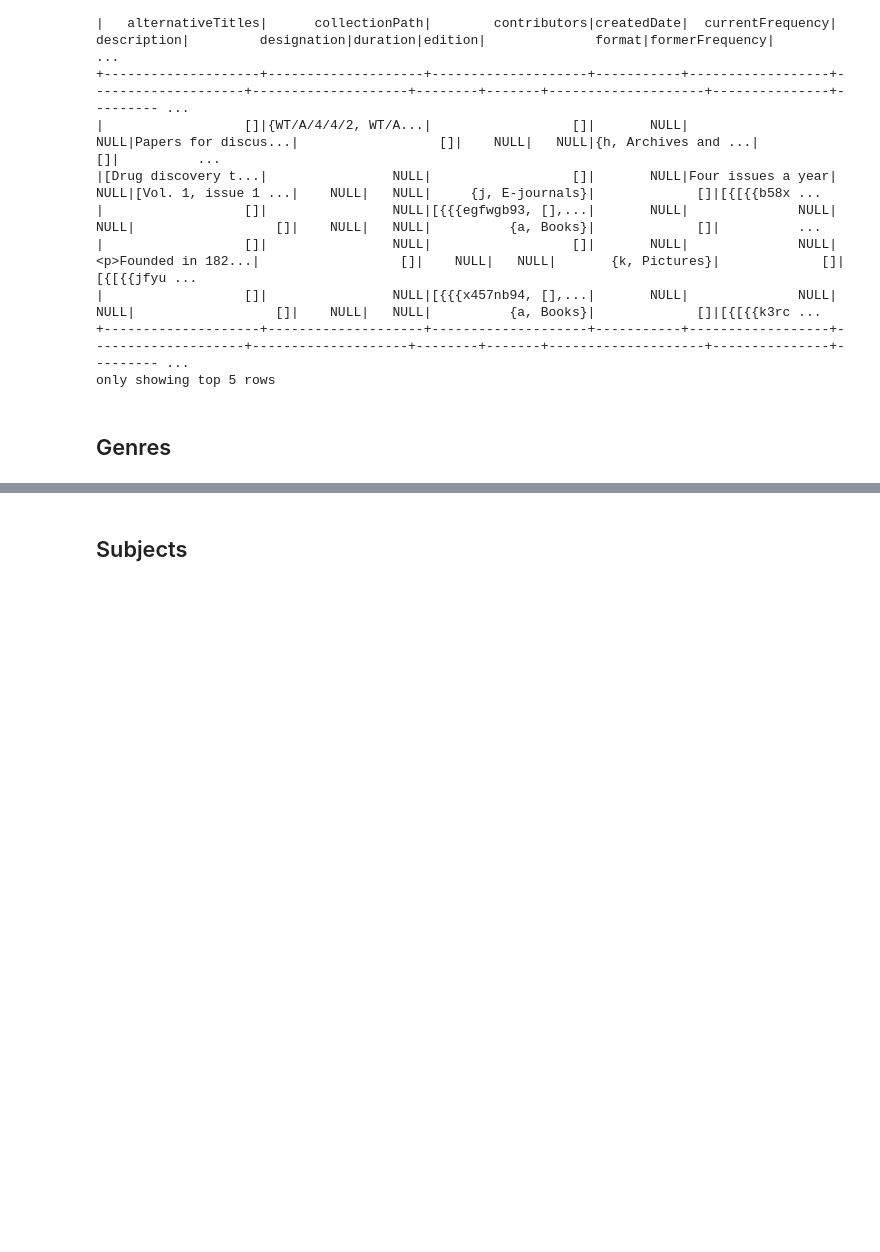
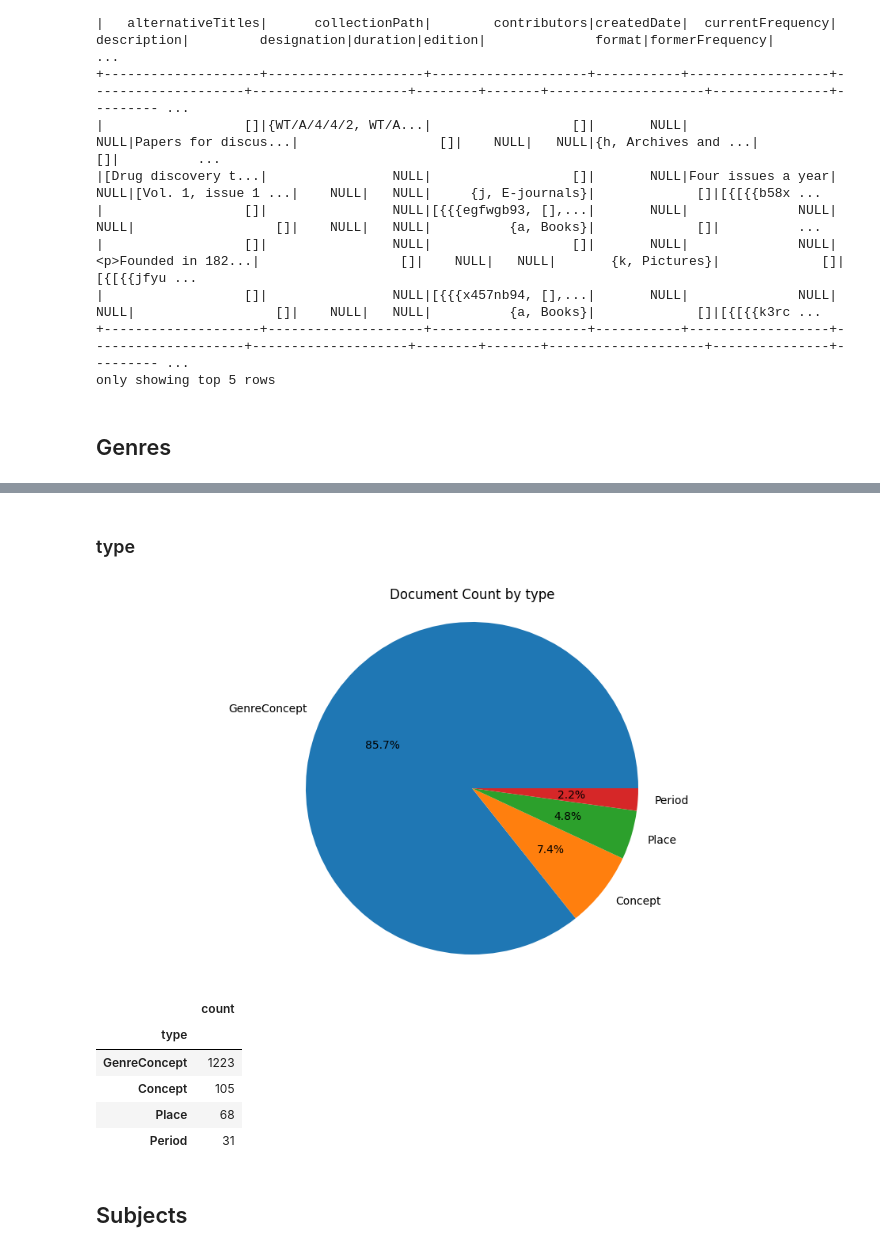
Before and after one commit to danniesim/wc_simd, a Jupyter notebook: notebooks/es_denormalised.ipynb, the cells around one changed output, grey strips where cells are left out. Saved outputs shown, nothing was run; the diff lists cells and outputs as text; code cells hidden in the pictures; blank space fills up the shorter version.

```diff
--- a/notebooks/es_denormalised.ipynb
+++ b/notebooks/es_denormalised.ipynb
@@ -510,3 +555,26 @@ genres_df.distinct().groupBy("id").count().orderBy("count", ascending=False).sho
+# %% [markdown]
+### type
+# %%
+plot_df = genres_df.distinct().groupBy("type").count().orderBy(
+    "count", ascending=False).toPandas().set_index("type")
+
+import matplotlib.pyplot as plt
+
+plt.figure(figsize=(12, 6))
+plt.pie(plot_df["count"], labels=plot_df.index, autopct='%1.1f%%')
+plt.title("Document Count by type")
+plt.axis('equal')
+plt.show()
+
+plot_df
+# %% [output]
+[figure, added]
+|  | count |
+| type |  |
+| GenreConcept | 1223 |
+| Concept | 105 |
+| Place | 68 |
+| Period | 31 |
 # %% [markdown]
 ## Subjects
 # %%
```
Also changed, not shown: parts of 24 cells of this notebook.
